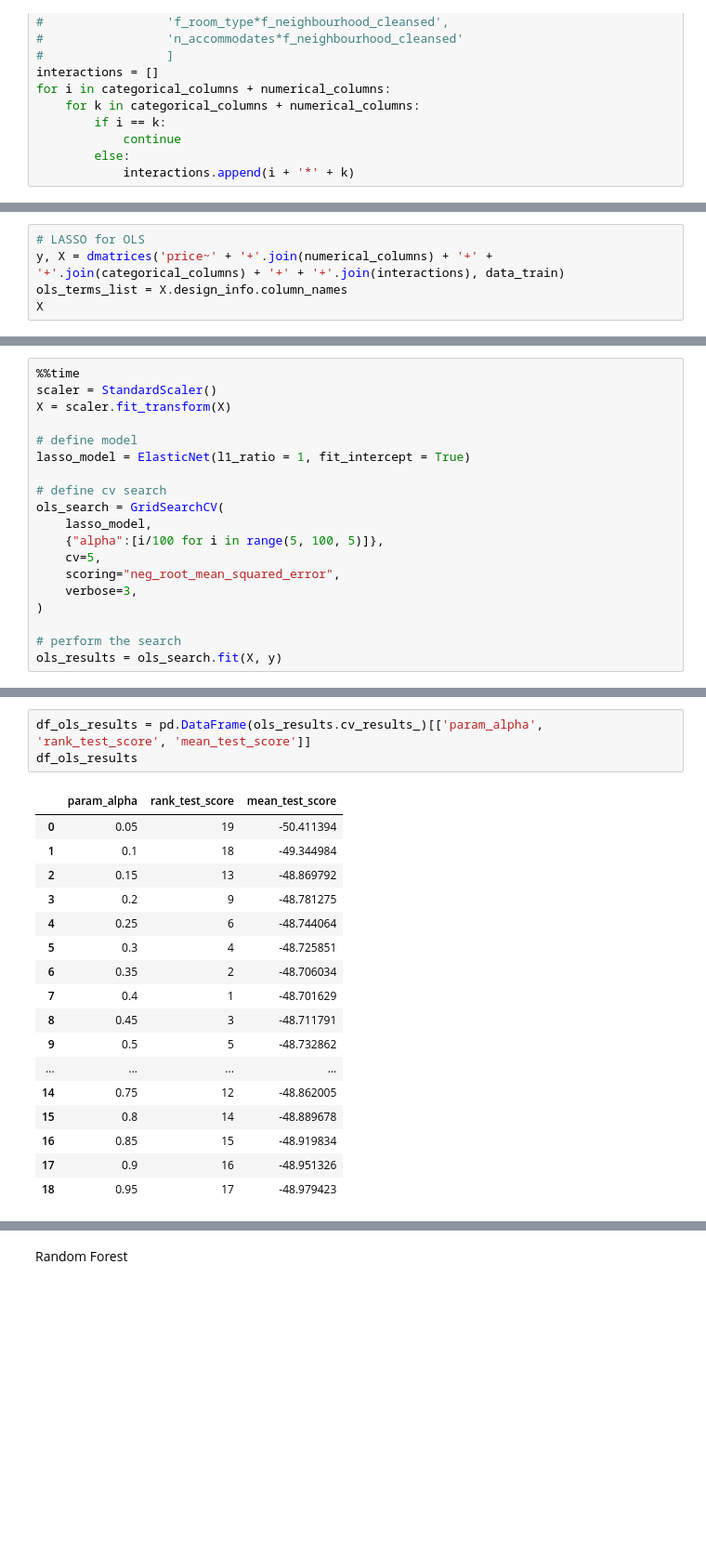
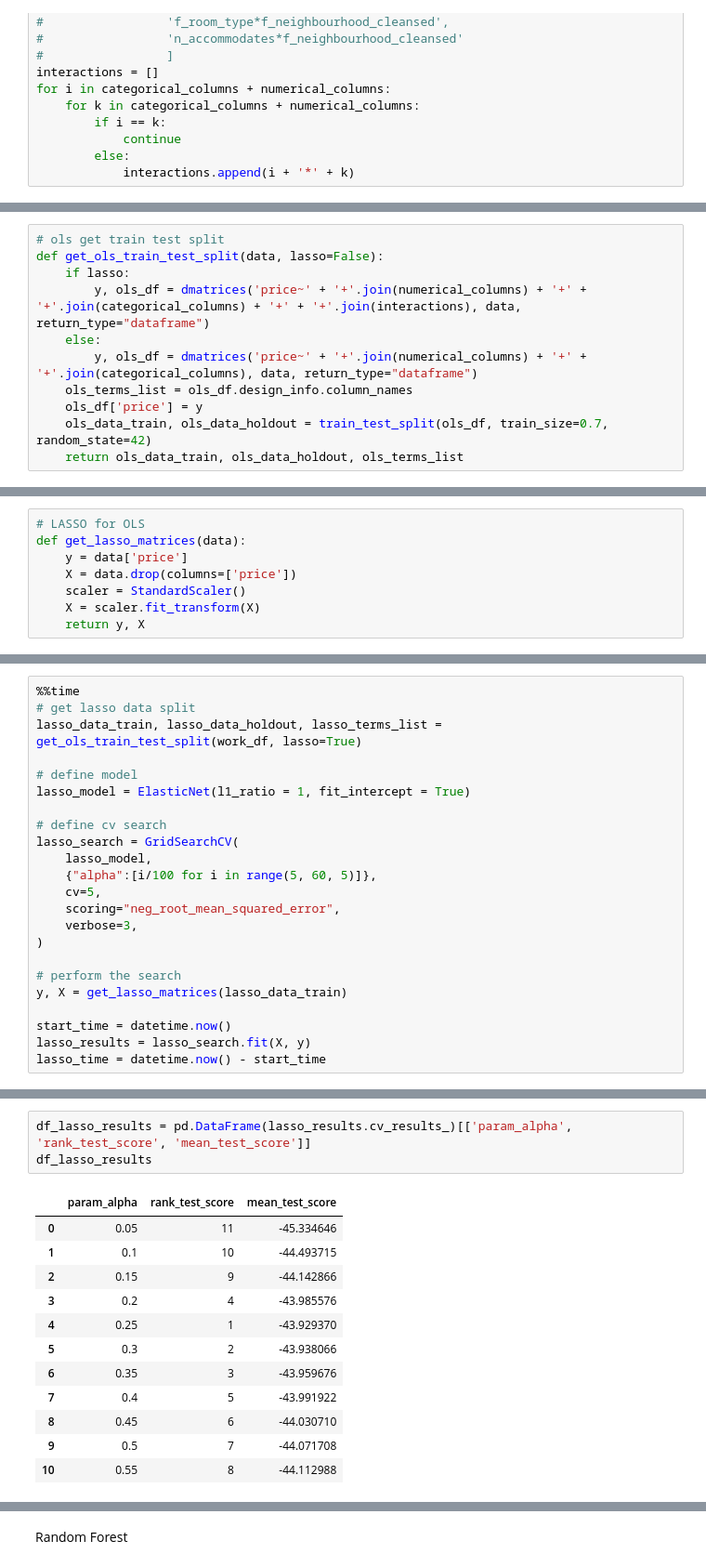
Before and after one commit to viethngn/Data_Analysis_3_ECBS5171, a Jupyter notebook: assignment2/assignment2_viethngn.ipynb, the cells around one changed output, grey strips where cells are left out. Shown at 93% size. Cells and saved outputs as stored; diff of their text form; blank space fills up the shorter version.

```diff
--- a/assignment2/assignment2_viethngn.ipynb
+++ b/assignment2/assignment2_viethngn.ipynb
@@ -197,3 +197,14 @@ numerical_columns
+# %%
+# ols get train test split
+def get_ols_train_test_split(data, lasso=False):
+    if lasso:
+        y, ols_df = dmatrices('price~' + '+'.join(numerical_columns) + '+' + '+'.join(categorical_columns) + '+' + '+'.join(interactions), data, return_type="dataframe")
+    else:
+        y, ols_df = dmatrices('price~' + '+'.join(numerical_columns) + '+' + '+'.join(categorical_columns), data, return_type="dataframe")
+    ols_terms_list = ols_df.design_info.column_names
+    ols_df['price'] = y
+    ols_data_train, ols_data_holdout = train_test_split(ols_df, train_size=0.7, random_state=42)
+    return ols_data_train, ols_data_holdout, ols_terms_list
 # %%
 data_train, data_holdout = train_test_split(work_df, train_size=0.7, random_state=42)
 data_train.shape, data_holdout.shape
@@ -204,5 +231,8 @@ OLS
 # %%
 # LASSO for OLS
-y, X = dmatrices('price~' + '+'.join(numerical_columns) + '+' + '+'.join(categorical_columns) + '+' + '+'.join(interactions), data_train)
-ols_terms_list = X.design_info.column_names
-X
+def get_lasso_matrices(data):
+    y = data['price']
+    X = data.drop(columns=['price'])
+    scaler = StandardScaler()
+    X = scaler.fit_transform(X)
+    return y, X
@@ -227,20 +239,24 @@ DesignMatrix with shape (12382, 2080)
 # %%
 %%time
-scaler = StandardScaler()
-X = scaler.fit_transform(X)
+# get lasso data split
+lasso_data_train, lasso_data_holdout, lasso_terms_list = get_ols_train_test_split(work_df, lasso=True)
 
 # define model
 lasso_model = ElasticNet(l1_ratio = 1, fit_intercept = True)
 
 # define cv search
-ols_search = GridSearchCV(
+lasso_search = GridSearchCV(
     lasso_model,
-    {"alpha":[i/100 for i in range(5, 100, 5)]},
+    {"alpha":[i/100 for i in range(5, 60, 5)]},
     cv=5,
     scoring="neg_root_mean_squared_error",
     verbose=3,
 )
 
 # perform the search
-ols_results = ols_search.fit(X, y)
+y, X = get_lasso_matrices(lasso_data_train)
+
+start_time = datetime.now()
+lasso_results = lasso_search.fit(X, y)
+lasso_time = datetime.now() - start_time
 # %% [output]
@@ -288,22 +288,17 @@ ols_results.cv_results_
 # %%
-df_ols_results = pd.DataFrame(ols_results.cv_results_)[['param_alpha', 'rank_test_score', 'mean_test_score']]
-df_ols_results
+df_lasso_results = pd.DataFrame(lasso_results.cv_results_)[['param_alpha', 'rank_test_score', 'mean_test_score']]
+df_lasso_results
 # %% [output]
 |  | param_alpha | rank_test_score | mean_test_score |
-| 0 | 0.05 | 19 | -50.411394 |
-| 1 | 0.1 | 18 | -49.344984 |
-| 2 | 0.15 | 13 | -48.869792 |
-| 3 | 0.2 | 9 | -48.781275 |
-| 4 | 0.25 | 6 | -48.744064 |
-| 5 | 0.3 | 4 | -48.725851 |
-| 6 | 0.35 | 2 | -48.706034 |
-| 7 | 0.4 | 1 | -48.701629 |
-| 8 | 0.45 | 3 | -48.711791 |
-| 9 | 0.5 | 5 | -48.732862 |
-| ... | ... | ... | ... |
-| 14 | 0.75 | 12 | -48.862005 |
-| 15 | 0.8 | 14 | -48.889678 |
-| 16 | 0.85 | 15 | -48.919834 |
-| 17 | 0.9 | 16 | -48.951326 |
-| 18 | 0.95 | 17 | -48.979423 |
+| 0 | 0.05 | 11 | -45.334646 |
+| 1 | 0.1 | 10 | -44.493715 |
+| 2 | 0.15 | 9 | -44.142866 |
+| 3 | 0.2 | 4 | -43.985576 |
+| 4 | 0.25 | 1 | -43.929370 |
+| 5 | 0.3 | 2 | -43.938066 |
+| 6 | 0.35 | 3 | -43.959676 |
+| 7 | 0.4 | 5 | -43.991922 |
+| 8 | 0.45 | 6 | -44.030710 |
+| 9 | 0.5 | 7 | -44.071708 |
+| 10 | 0.55 | 8 | -44.112988 |
 # %%
```
Also changed, not shown: parts of 39 cells of this notebook.
